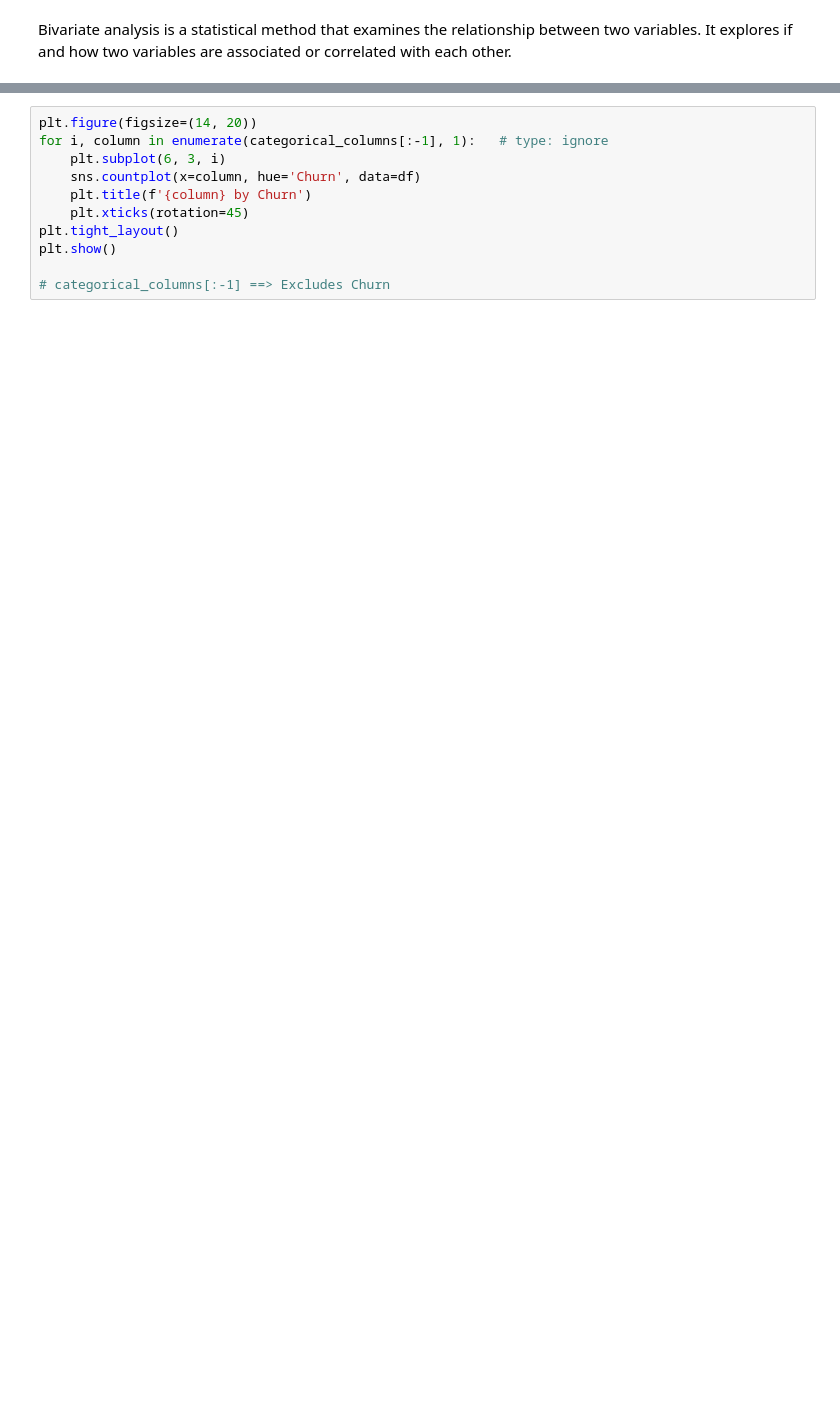
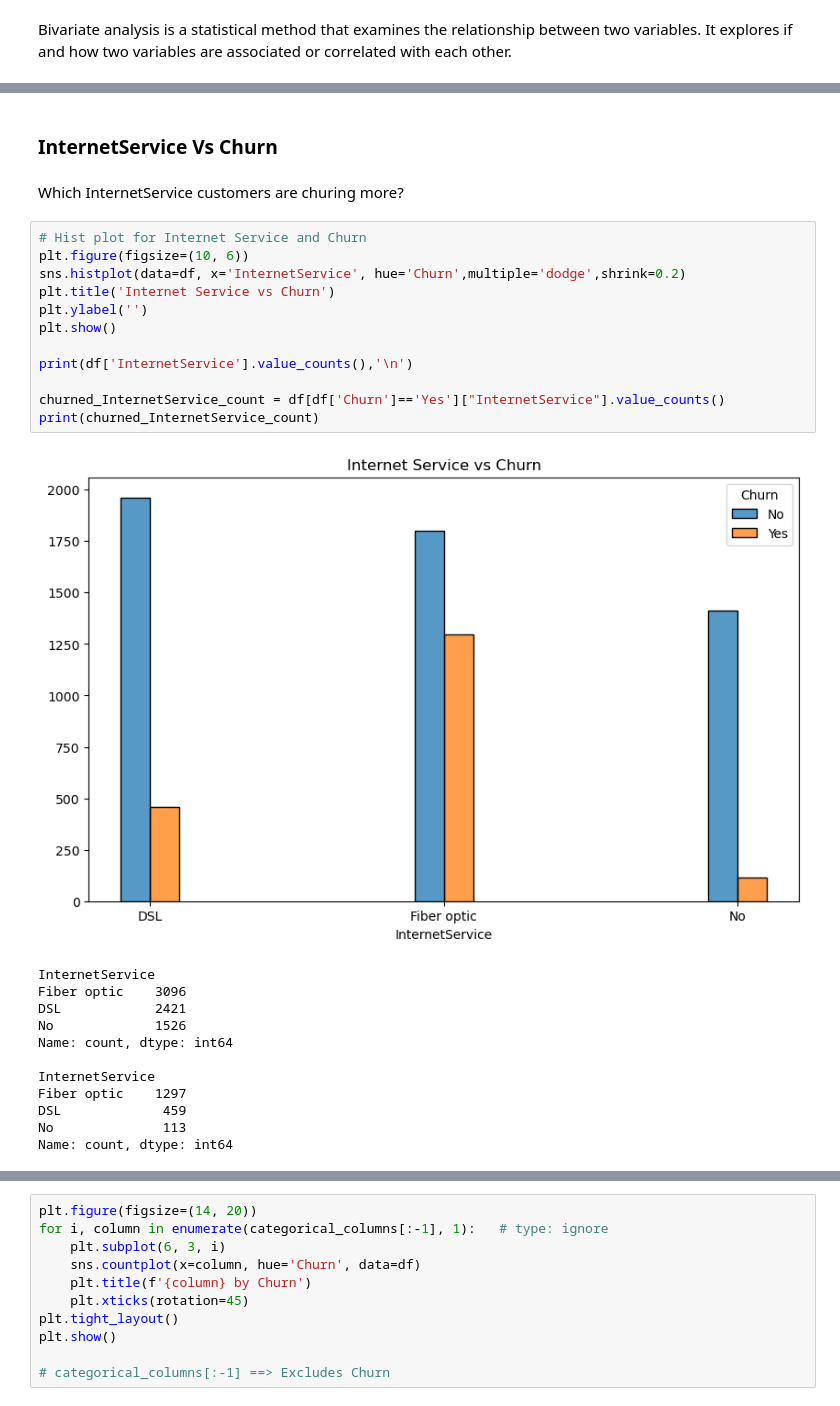
Before and after one commit to ManoharKonala/BootCamp_2K24, a Jupyter notebook: Customer Churn Analysis/Analysis_Customer_Churn.ipynb, the cells around one changed output, grey strips where cells are left out. Saved outputs shown, nothing was run; the diff lists cells and outputs as text; blank space fills up the shorter version.

```diff
--- a/Customer Churn Analysis/Analysis_Customer_Churn.ipynb
+++ b/Customer Churn Analysis/Analysis_Customer_Churn.ipynb
@@ -422,0 +462,29 @@ Name: count, dtype: int64
+# %% [markdown]
+### **InternetService Vs Churn**
+# %% [markdown]
+Which InternetService customers are churing more?
+# %%
+# Hist plot for Internet Service and Churn
+plt.figure(figsize=(10, 6))
+sns.histplot(data=df, x='InternetService', hue='Churn',multiple='dodge',shrink=0.2)
+plt.title('Internet Service vs Churn')
+plt.ylabel('')
+plt.show()
+
+print(df['InternetService'].value_counts(),'\n')
+
+churned_InternetService_count = df[df['Churn']=='Yes']["InternetService"].value_counts()
+print(churned_InternetService_count)
+# %% [output]
+[figure, added]
+InternetService
+Fiber optic    3096
+DSL            2421
+No             1526
+Name: count, dtype: int64
+
+InternetService
+Fiber optic    1297
+DSL             459
+No              113
+Name: count, dtype: int64
```
Also changed, not shown: parts of 42 cells of this notebook.
